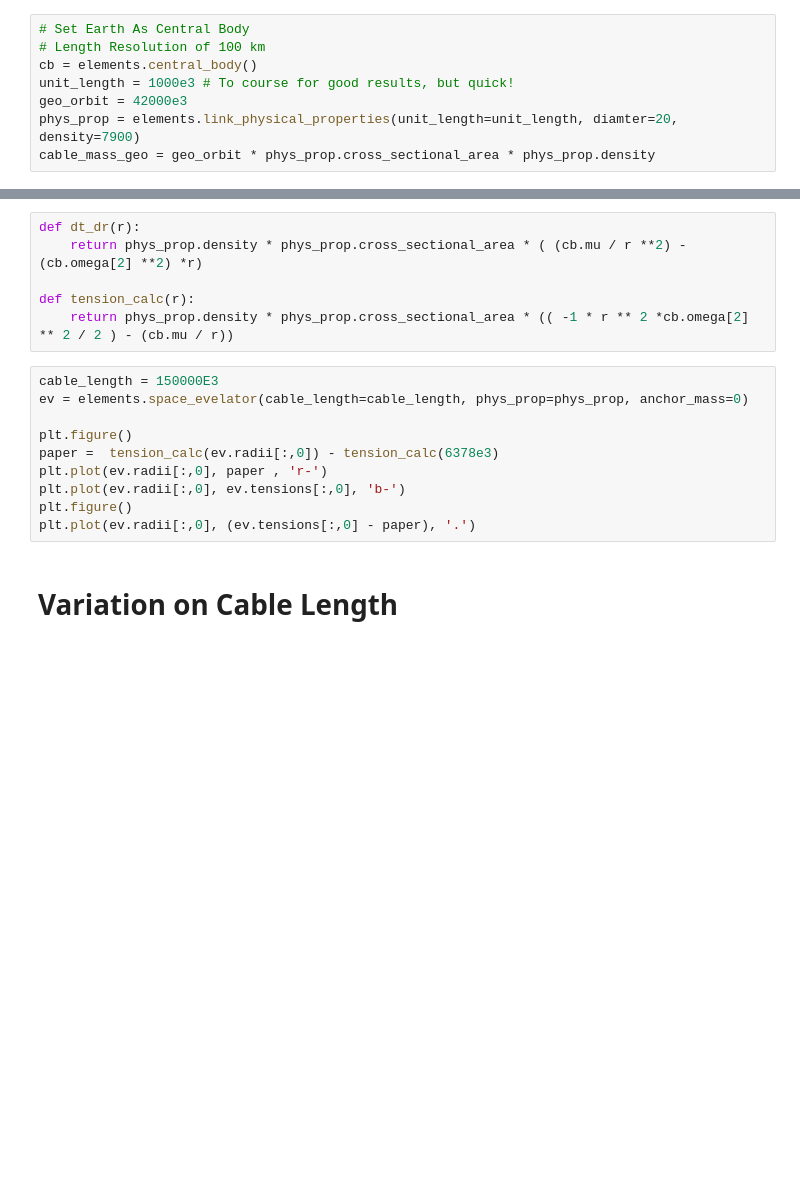
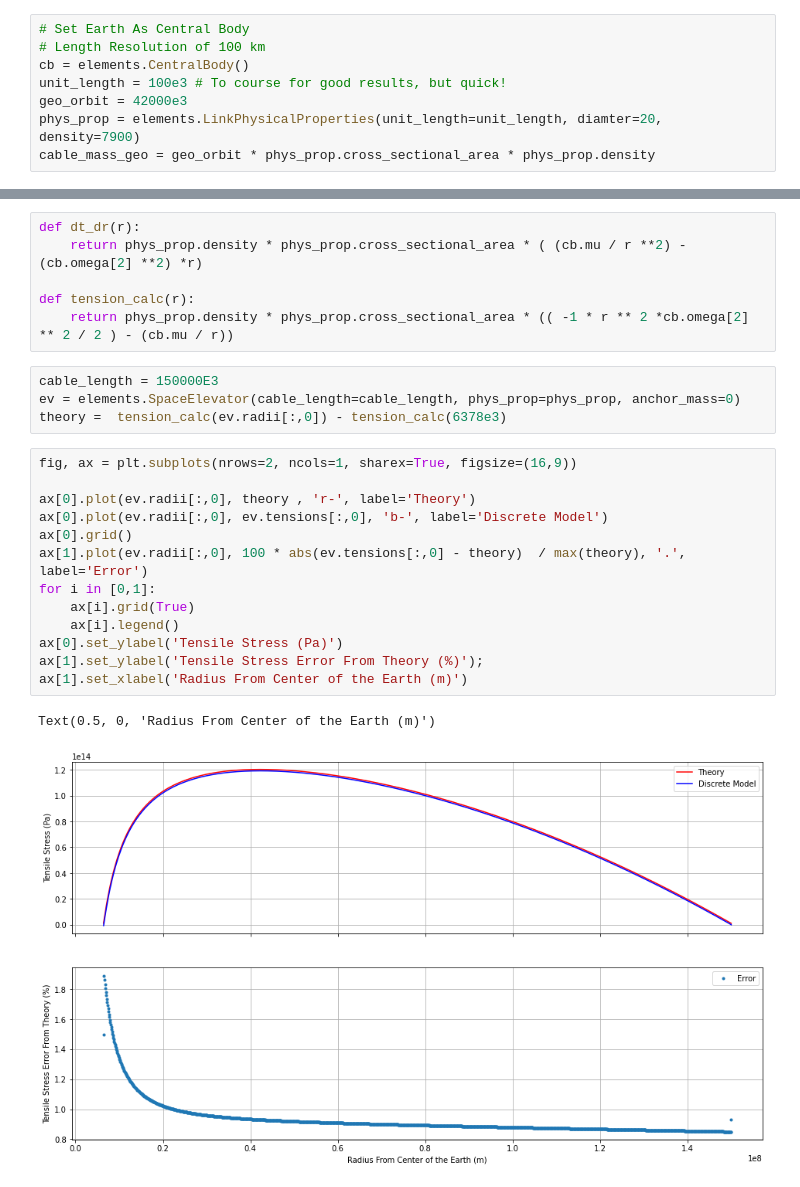
Before and after one commit to Zach1L/demos, a Jupyter notebook: space_elev/sim.ipynb, the cells around one changed output, grey strips where cells are left out. Saved outputs shown, nothing was run; the diff lists cells and outputs as text; blank space fills up the shorter version.

```diff
--- a/space_elev/sim.ipynb
+++ b/space_elev/sim.ipynb
@@ -6,10 +19,10 @@ import matplotlib.pyplot as plt
 # %%
 # Set Earth As Central Body
 # Length Resolution of 100 km
-cb = elements.central_body()
-unit_length = 1000e3 # To course for good results, but quick!
+cb = elements.CentralBody()
+unit_length = 100e3 # To course for good results, but quick!
 geo_orbit = 42000e3
-phys_prop = elements.link_physical_properties(unit_length=unit_length, diamter=20, density=7900)
+phys_prop = elements.LinkPhysicalProperties(unit_length=unit_length, diamter=20, density=7900)
 cable_mass_geo = geo_orbit * phys_prop.cross_sectional_area * phys_prop.density
 # %% [markdown]
 # Model Validation
@@ -54,13 +67,21 @@ def tension_calc(r):
     return phys_prop.density * phys_prop.cross_sectional_area * (( -1 * r ** 2 *cb.omega[2]  ** 2 / 2 ) - (cb.mu / r))
 # %%
 cable_length = 150000E3
-ev = elements.space_evelator(cable_length=cable_length, phys_prop=phys_prop, anchor_mass=0)
-
-plt.figure()
-paper =  tension_calc(ev.radii[:,0]) - tension_calc(6378e3)
-plt.plot(ev.radii[:,0], paper , 'r-')
-plt.plot(ev.radii[:,0], ev.tensions[:,0], 'b-')
-plt.figure()
-plt.plot(ev.radii[:,0], (ev.tensions[:,0] - paper), '.')
+ev = elements.SpaceElevator(cable_length=cable_length, phys_prop=phys_prop, anchor_mass=0)
+theory =  tension_calc(ev.radii[:,0]) - tension_calc(6378e3)
-# %% [markdown]
-# Variation on Cable Length
+# %%
+fig, ax = plt.subplots(nrows=2, ncols=1, sharex=True, figsize=(16,9))
+
+ax[0].plot(ev.radii[:,0], theory , 'r-', label='Theory')
+ax[0].plot(ev.radii[:,0], ev.tensions[:,0], 'b-', label='Discrete Model')
+ax[0].grid()
+ax[1].plot(ev.radii[:,0], 100 * abs(ev.tensions[:,0] - theory)  / max(theory), '.', label='Error')
+for i in [0,1]:
+    ax[i].grid(True)
+    ax[i].legend()
+ax[0].set_ylabel('Tensile Stress (Pa)')
+ax[1].set_ylabel('Tensile Stress Error From Theory (%)');
+ax[1].set_xlabel('Radius From Center of the Earth (m)')
+# %% [output]
+Text(0.5, 0, 'Radius From Center of the Earth (m)')
+[figure, added]
```
Also changed, not shown: parts of 10 cells of this notebook.
